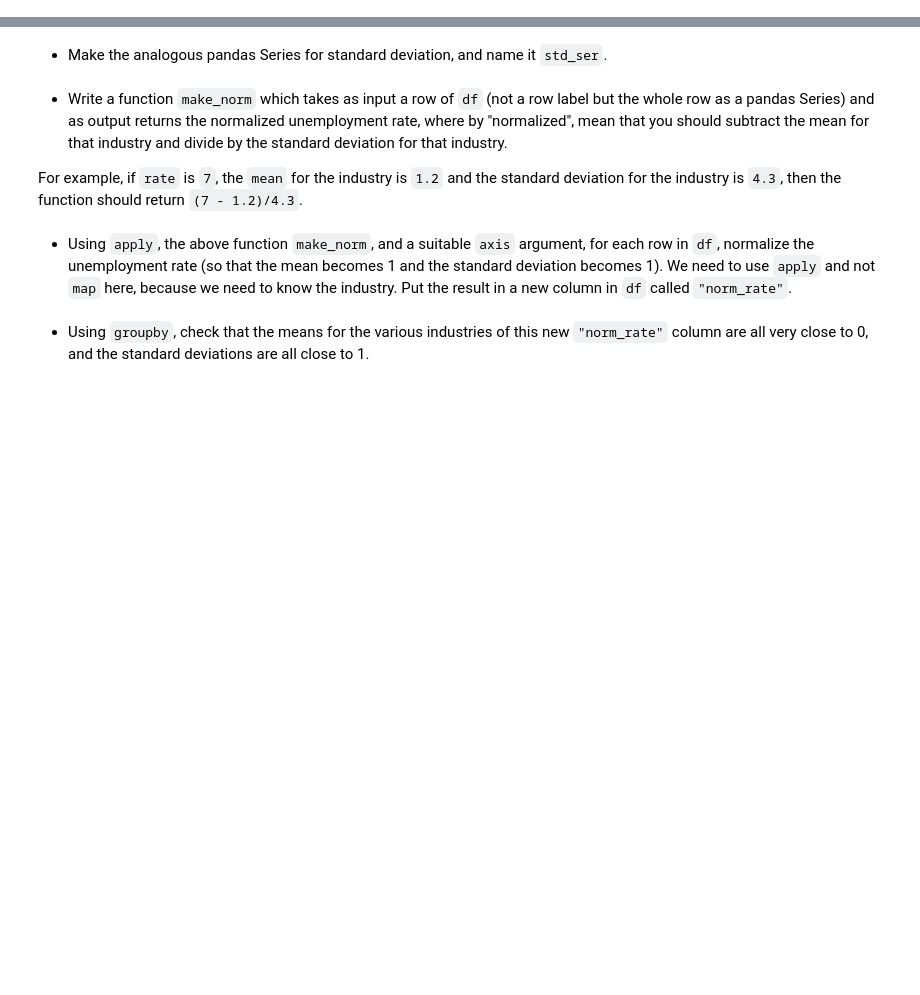
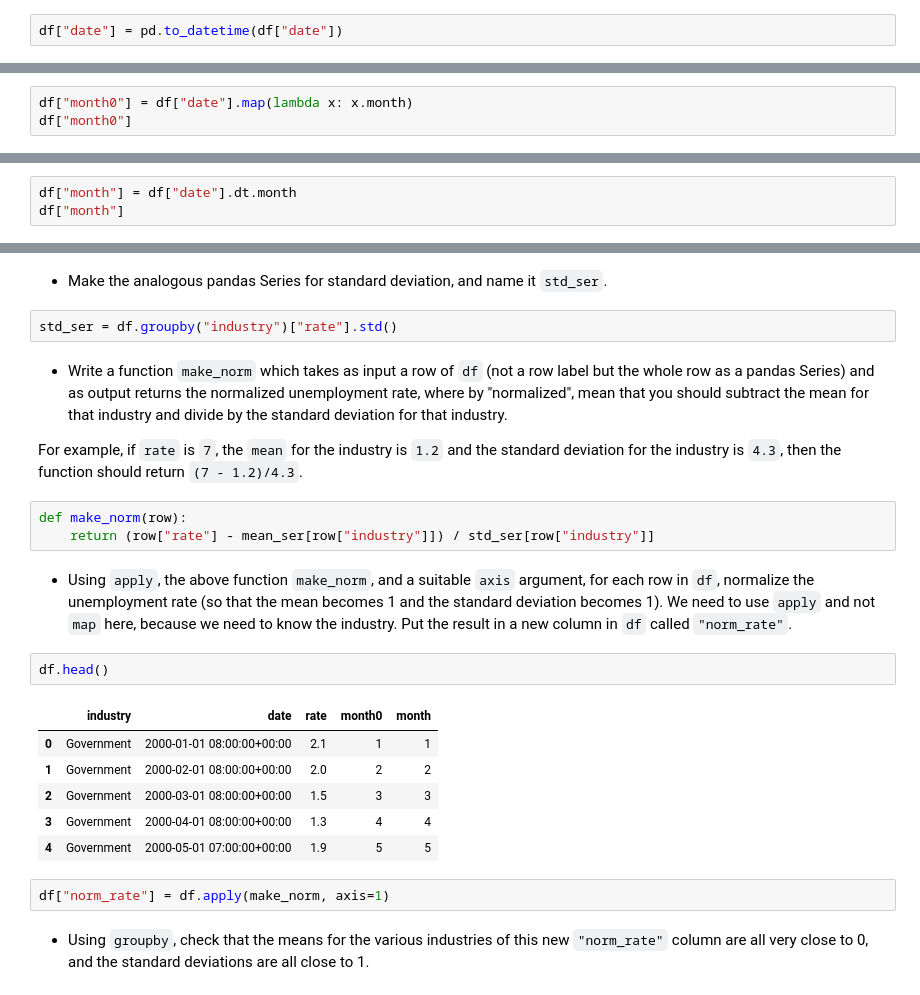
Before and after one commit to ilyaszuh/Math10, a Jupyter notebook: Worksheets/Worksheet8.ipynb, the cells around one changed output, grey strips where cells are left out. Saved outputs shown, nothing was run; the diff lists cells and outputs as text; blank space fills up the shorter version.

```diff
--- a/Worksheets/Worksheet8.ipynb
+++ b/Worksheets/Worksheet8.ipynb
@@ -31,4 +38,6 @@ df.head()
 # %% [markdown]
 * Convert this column to datetime format using `pd.to_datetime`.
+# %%
+df["date"] = pd.to_datetime(df["date"])
 # %% [markdown]
 * Evaluate `df.dtypes` and `df.dtypes["date"]` to make sure the change has actually occurred within `df`.
@@ -40,0 +61,3 @@ Side question: why don't you need to use the `dt` accessor here?
+# %%
+df["month0"] = df["date"].map(lambda x: x.month)
+df["month0"]
@@ -42,3 +78,6 @@ Side question: why don't you need to use the `dt` accessor here?
 Better strategy.
 
 * Make a new column `"month"` in the DataFrame which contains the numerical month for each date.  Use the `dt` accessor but not `map`.
+# %%
+df["month"] = df["date"].dt.month
+df["month"]
@@ -59,10 +123,26 @@ mean_ser = df.groupby("industry")["rate"].mean()
 # %% [markdown]
 * Make the analogous pandas Series for standard deviation, and name it `std_ser`.
+# %%
+std_ser = df.groupby("industry")["rate"].std()
 # %% [markdown]
 * Write a function `make_norm` which takes as input a row of `df` (not a row label but the whole row as a pandas Series) and as output returns the normalized unemployment rate, where by "normalized", mean that you should subtract the mean for that industry and divide by the standard deviation for that industry.
 
 For example, if `rate` is `7`, the `mean` for the industry is `1.2` and the standard deviation for the industry is `4.3`, then the function should return `(7 - 1.2)/4.3`.
+# %%
+def make_norm(row):
+    return (row["rate"] - mean_ser[row["industry"]]) / std_ser[row["industry"]]
 # %% [markdown]
 * Using `apply`, the above function `make_norm`, and a suitable `axis` argument, for each row in `df`, normalize the unemployment rate (so that the mean becomes 1 and the standard deviation becomes 1).  We need to use `apply` and not `map` here, because we need to know the industry.  Put the result in a new column in `df` called `"norm_rate"`.
+# %%
+df.head()
+# %% [output]
+|  | industry | date | rate | month0 | month |
+| 0 | Government | 2000-01-01 08:00:00+00:00 | 2.1 | 1 | 1 |
+| 1 | Government | 2000-02-01 08:00:00+00:00 | 2.0 | 2 | 2 |
+| 2 | Government | 2000-03-01 08:00:00+00:00 | 1.5 | 3 | 3 |
+| 3 | Government | 2000-04-01 08:00:00+00:00 | 1.3 | 4 | 4 |
+| 4 | Government | 2000-05-01 07:00:00+00:00 | 1.9 | 5 | 5 |
+# %%
+df["norm_rate"] = df.apply(make_norm, axis=1)
 # %% [markdown]
 * Using `groupby`, check that the means for the various industries of this new `"norm_rate"` column are all very close to 0, and the standard deviations are all close to 1.
```
Also changed, not shown: parts of 15 cells of this notebook, 5 other files.
